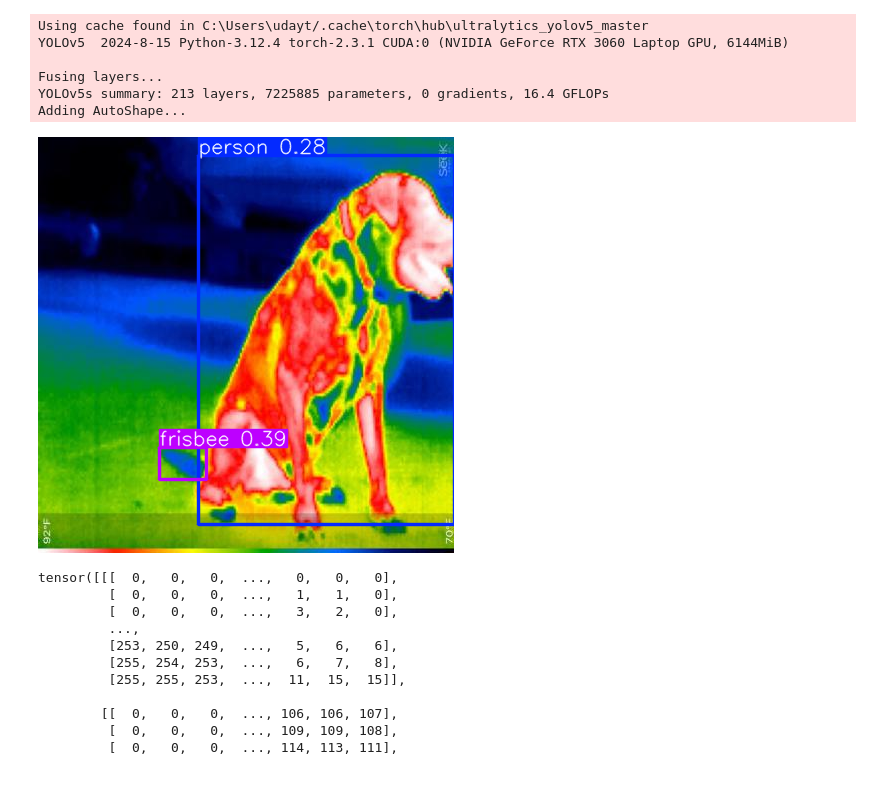
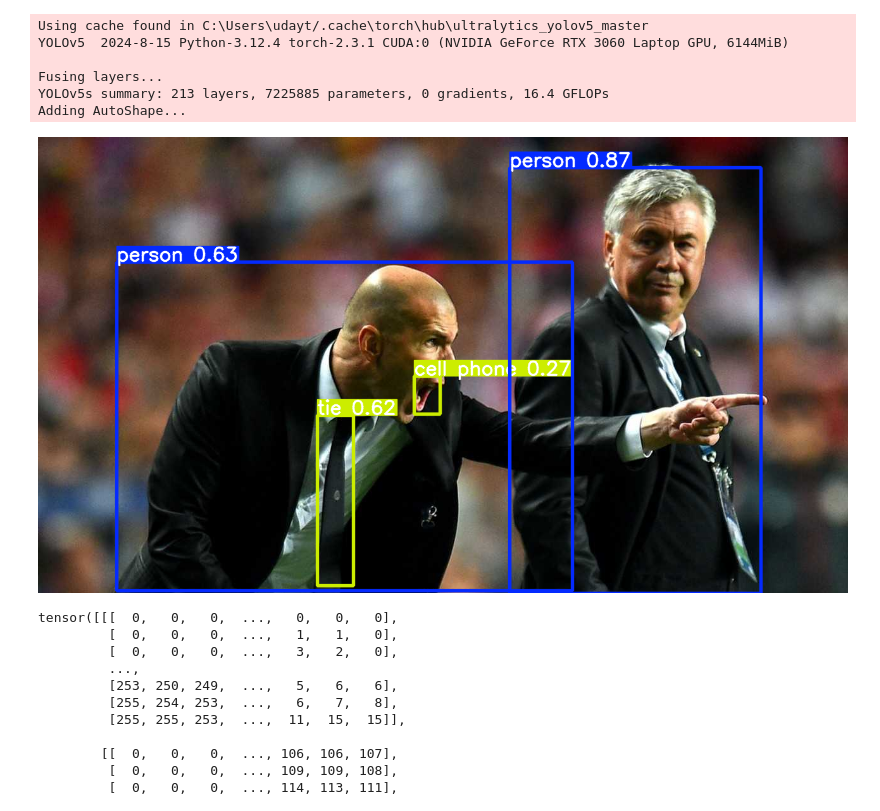
Before and after one commit to tudaykrishna/PyTorch, a Jupyter notebook: Yolo.ipynb, the cells around one changed output. Cells and saved outputs as stored; diff of their text form; code cells hidden in the pictures; blank space fills up the shorter version.

```diff
--- a/Yolo.ipynb
+++ b/Yolo.ipynb
@@ -1,31 +1,33 @@
 # %%
 import torch
 
 # Model
 model = torch.hub.load("ultralytics/yolov5", "yolov5s")  # or yolov5n - yolov5x6, custom
 
 
 
 # Images
 img = "https://ultralytics.com/images/zidane.jpg"  # or file, Path, PIL, OpenCV, numpy, list
 
 img2 = "C:/Users/udayt/Downloads/dog.jpg"
 
+img3 = "C:/Users/udayt/Downloads/gg.jpg"
+
 
 
 # Inference
-results = model(img2)
+results = model(img)
 
 # Results
 results.show()  # or .show(), .save(), .crop(), .pandas(), etc.
 # %% [output]
 Using cache found in C:\Users\udayt/.cache\torch\hub\ultralytics_yolov5_master
 YOLOv5  2024-8-15 Python-3.12.4 torch-2.3.1 CUDA:0 (NVIDIA GeForce RTX 3060 Laptop GPU, 6144MiB)
 
 Fusing layers...
 YOLOv5s summary: 213 layers, 7225885 parameters, 0 gradients, 16.4 GFLOPs
 Adding AutoShape...
-[figure, old version]
+[figure, new version]
 # %%
 from torchvision import transforms
 from PIL import Image
```
Also changed, not shown: parts of 1 cell of this notebook, 1 other file.
